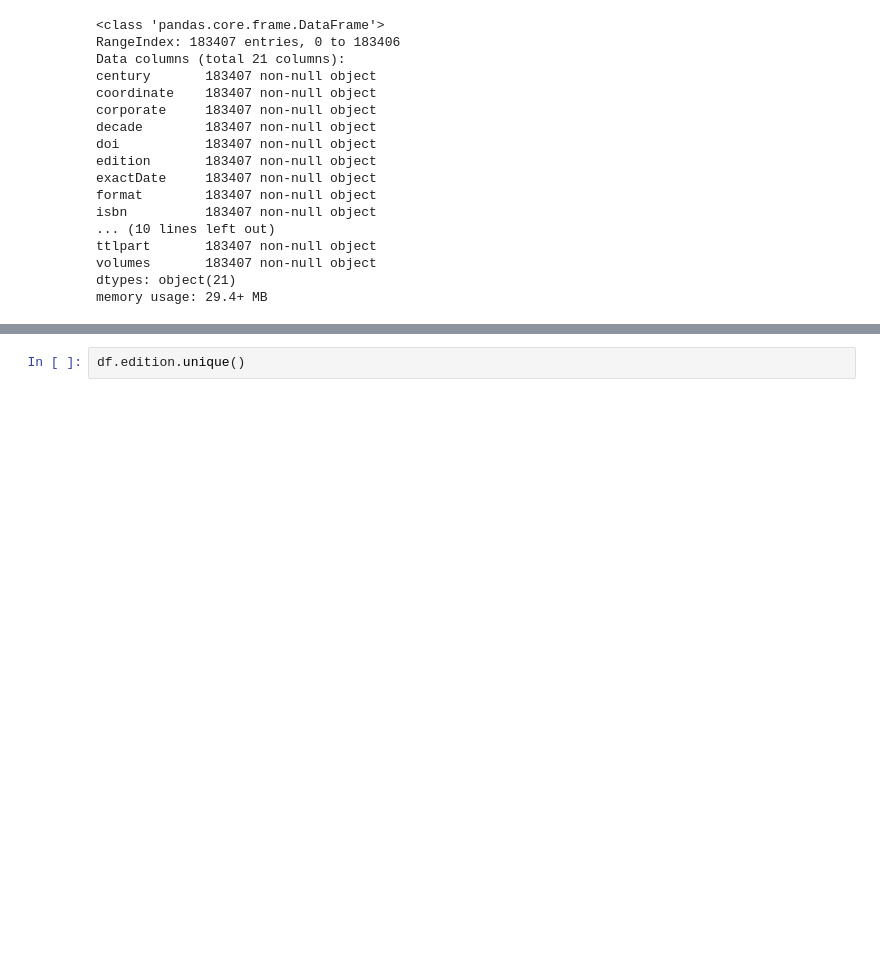
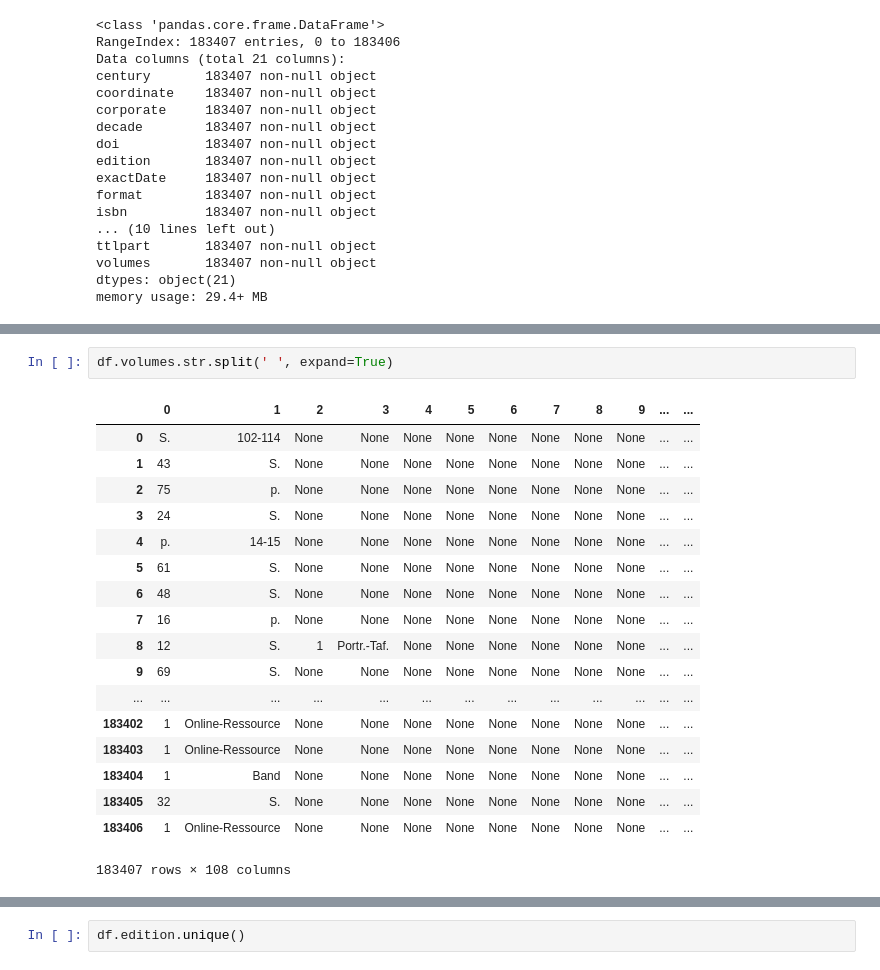
Before and after one commit to swissbib/clustering_metadata, a Jupyter notebook: 04 - json Input Prepared Data.ipynb, the cells around one changed output, grey strips where cells are left out. Drawn from its saved outputs; the diff is of its cells as text; blank space fills up the shorter version.

```diff
--- a/04 - json Input Prepared Data.ipynb
+++ b/04 - json Input Prepared Data.ipynb
@@ -150,0 +278,21 @@ memory usage: 29.4+ MB
+# %%
+df.volumes.str.split(' ', expand=True)
+# %% [output]
+|  | 0 | 1 | 2 | 3 | 4 | 5 | 6 | 7 | 8 | 9 | ... | ... |
+| 0 | S. | 102-114 | None | None | None | None | None | None | None | None | ... | ... |
+| 1 | 43 | S. | None | None | None | None | None | None | None | None | ... | ... |
+| 2 | 75 | p. | None | None | None | None | None | None | None | None | ... | ... |
+| 3 | 24 | S. | None | None | None | None | None | None | None | None | ... | ... |
+| 4 | p. | 14-15 | None | None | None | None | None | None | None | None | ... | ... |
+| 5 | 61 | S. | None | None | None | None | None | None | None | None | ... | ... |
+| 6 | 48 | S. | None | None | None | None | None | None | None | None | ... | ... |
+| 7 | 16 | p. | None | None | None | None | None | None | None | None | ... | ... |
+| 8 | 12 | S. | 1 | Portr.-Taf. | None | None | None | None | None | None | ... | ... |
+| 9 | 69 | S. | None | None | None | None | None | None | None | None | ... | ... |
+| ... | ... | ... | ... | ... | ... | ... | ... | ... | ... | ... | ... | ... |
+| 183402 | 1 | Online-Ressource | None | None | None | None | None | None | None | None | ... | ... |
+| 183403 | 1 | Online-Ressource | None | None | None | None | None | None | None | None | ... | ... |
+| 183404 | 1 | Band | None | None | None | None | None | None | None | None | ... | ... |
+| 183405 | 32 | S. | None | None | None | None | None | None | None | None | ... | ... |
+| 183406 | 1 | Online-Ressource | None | None | None | None | None | None | None | None | ... | ... |
+183407 rows × 108 columns
```
Also changed, not shown: parts of 30 cells of this notebook, 7 other files.
